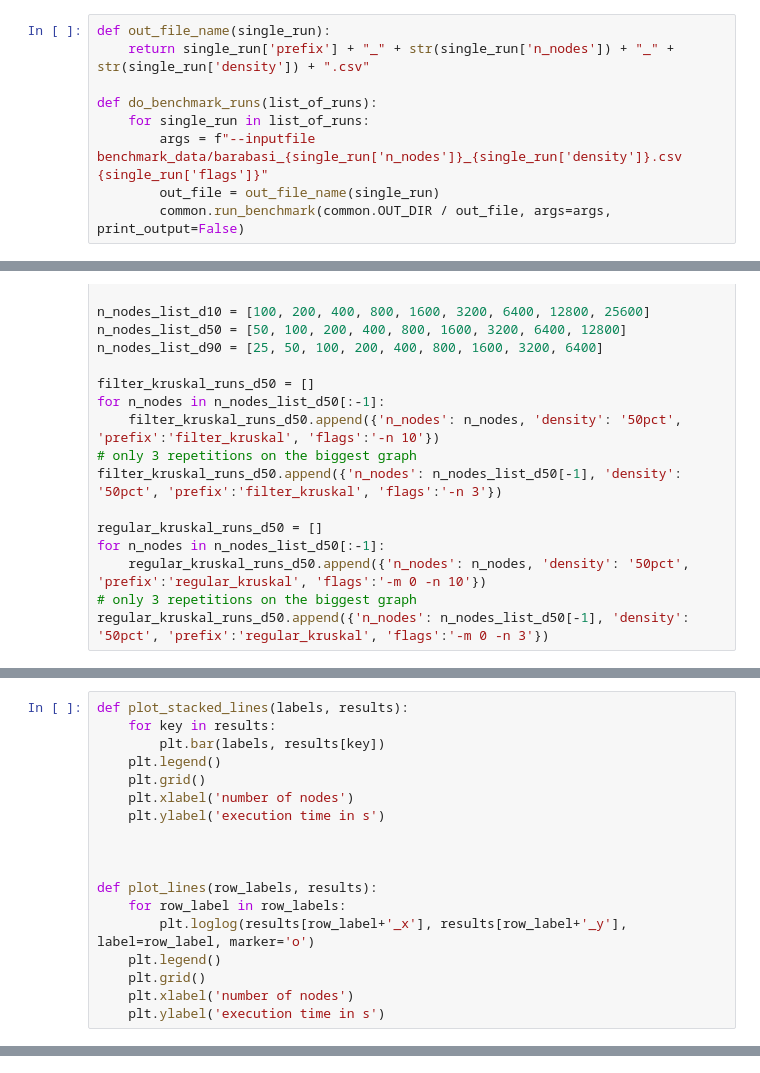
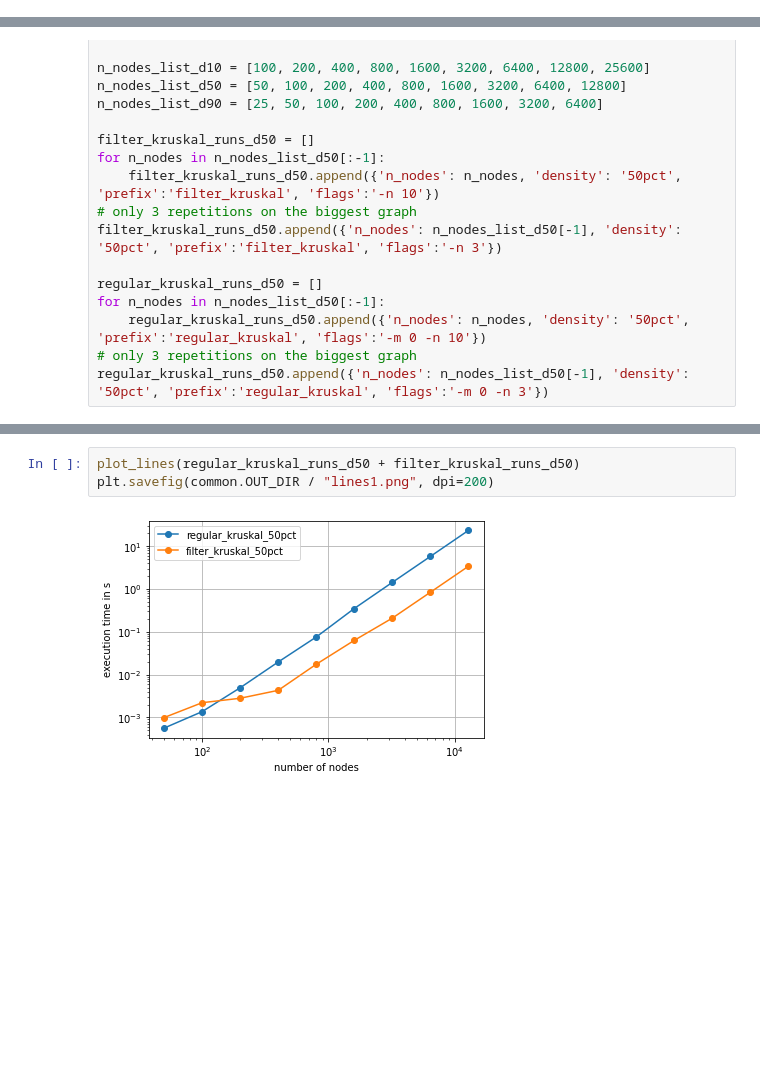
Before and after one commit to hitimr/GPU_ArchComp, a Jupyter notebook: Ex2/scripts/kruskal_benchmark.ipynb, the cells around one changed output, grey strips where cells are left out. Saved outputs shown, nothing was run; the diff lists cells and outputs as text; blank space fills up the shorter version.

```diff
--- a/Ex2/scripts/kruskal_benchmark.ipynb
+++ b/Ex2/scripts/kruskal_benchmark.ipynb
@@ -111,15 +112,6 @@ Running benchmark with ./home/student1/workspace/simon/GPU_ArchComp/Ex2/build/sr
 terminate called after throwing an instance of 'std::bad_array_new_length'
   what():  std::bad_array_new_length
 CalledProcessError: Command '['/home/student1/workspace/simon/GPU_ArchComp/Ex2/build/src/ex2', '--ouputfile_timings', '/home/student1/workspace/simon/GPU_ArchComp/Ex2/out/timing_results.csv', '--input ...
-# %%
-def out_file_name(single_run):
-    return single_run['prefix'] + "_" + str(single_run['n_nodes']) + "_" + str(single_run['density']) + ".csv"
-
-def do_benchmark_runs(list_of_runs):
-    for single_run in list_of_runs:
-        args = f"--inputfile benchmark_data/barabasi_{single_run['n_nodes']}_{single_run['density']}.csv {single_run['flags']}"
-        out_file = out_file_name(single_run)
-        common.run_benchmark(common.OUT_DIR / out_file, args=args, print_output=False)
 # %%
 whatever_runs = [{'n_nodes': 200, 'density': '50pct', 'prefix':'all_one', 'flags':'-m 1 -s 1 -p 1 -f 1 -c 1 -r 1 -n 10'},
                 {'n_nodes': 400, 'density': '50pct', 'prefix':'all_one', 'flags':'-m 1 -s 1 -p 1 -f 1 -c 1 -r 1 -n 10'},
@@ -186,21 +143,3 @@ def collect_run_times(list_of_runs):
-# %%
-def plot_stacked_lines(labels, results):
-    for key in results:
-        plt.bar(labels, results[key])
-    plt.legend()
-    plt.grid()
-    plt.xlabel('number of nodes')
-    plt.ylabel('execution time in s')
-
-
-
-def plot_lines(row_labels, results):
-    for row_label in row_labels:
-        plt.loglog(results[row_label+'_x'], results[row_label+'_y'], label=row_label, marker='o')
-    plt.legend()
-    plt.grid()
-    plt.xlabel('number of nodes')
-    plt.ylabel('execution time in s')
 # %%
 do_benchmark_runs(filter_kruskal_runs_d50)
 # %% [output]
@@ -277 +167,6 @@ def stack_percent(stack, top_at_100=True):
+# %%
+plot_lines(regular_kruskal_runs_d50 + filter_kruskal_runs_d50)
+plt.savefig(common.OUT_DIR / "lines1.png", dpi=200)
+# %% [output]
+[figure, added]
 # %%
```
Also changed, not shown: parts of 11 cells of this notebook, 2 other files.
